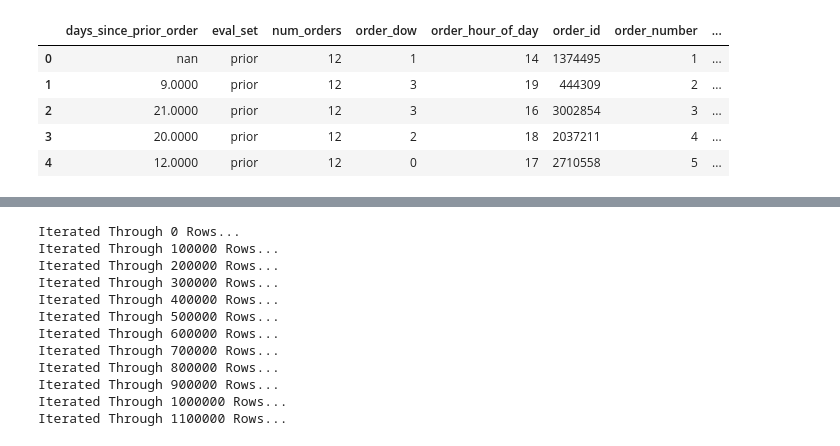
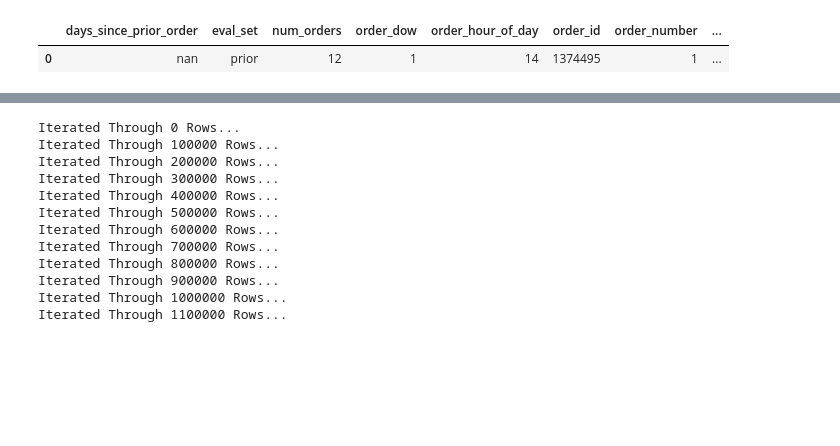
Before and after one commit to t830506/Kaggle_Compitition-Instacart_Market_Basket_Analysis, a Jupyter notebook: g_Beat The Benchmark (0.3473245).ipynb, the cells around one changed output, grey strips where cells are left out. Saved outputs shown, nothing was run; the diff lists cells and outputs as text; code cells hidden in the pictures; blank space fills up the shorter version.

```diff
--- a/g_Beat The Benchmark (0.3473245).ipynb
+++ b/g_Beat The Benchmark (0.3473245).ipynb
@@ -69,14 +78,10 @@ prior.head()
 # %%
-# merge everything into one dataframe
+# merge order_list and order_info into one dataframe
 prior = pd.merge(prior, prior_products, on='order_id', how='left')
 train = pd.merge(train, train_products, on='order_id', how='left')
 comb = pd.concat([prior, train], axis=0).reset_index(drop=True)
-comb.head()
+comb.head(1)
 # %% [output]
 |  | days_since_prior_order | eval_set | num_orders | order_dow | order_hour_of_day | order_id | order_number | ... |
 | 0 | nan | prior | 12 | 1 | 14 | 1374495 | 1 | ... |
-| 1 | 9.0000 | prior | 12 | 3 | 19 | 444309 | 2 | ... |
-| 2 | 21.0000 | prior | 12 | 3 | 16 | 3002854 | 3 | ... |
-| 3 | 20.0000 | prior | 12 | 2 | 18 | 2037211 | 4 | ... |
-| 4 | 12.0000 | prior | 12 | 0 | 17 | 2710558 | 5 | ... |
 # %%
```
Also changed, not shown: parts of 11 cells of this notebook, 2 other files.
